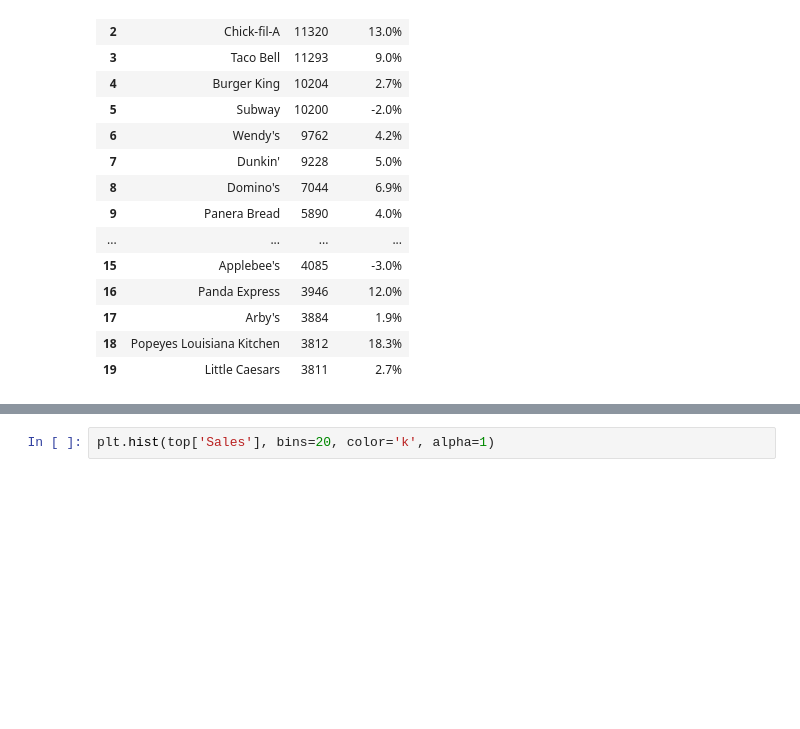
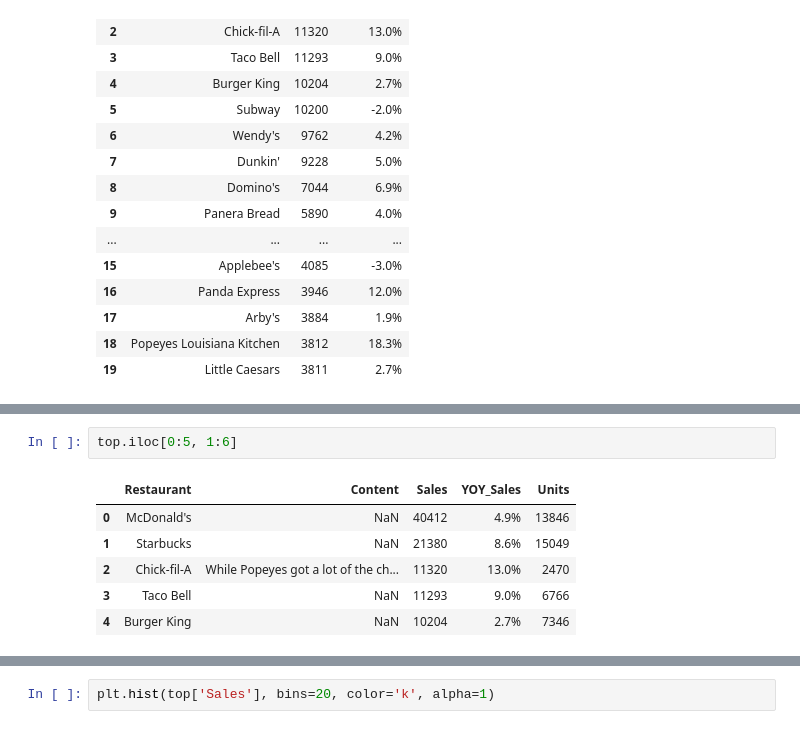
Before and after one commit to lukaszplatos/DataIntro, a Jupyter notebook: MyProject.ipynb, the cells around one changed output, grey strips where cells are left out. Saved outputs shown, nothing was run; the diff lists cells and outputs as text; blank space fills up the shorter version.

```diff
--- a/MyProject.ipynb
+++ b/MyProject.ipynb
@@ -147,0 +157,9 @@ top[['Restaurant', 'Sales', 'YOY_Sales']]. head(20)
+# %%
+top.iloc[0:5, 1:6]
+# %% [output]
+|  | Restaurant | Content | Sales | YOY_Sales | Units |
+| 0 | McDonald's | NaN | 40412 | 4.9% | 13846 |
+| 1 | Starbucks | NaN | 21380 | 8.6% | 15049 |
+| 2 | Chick-fil-A | While Popeyes got a lot of the ch... | 11320 | 13.0% | 2470 |
+| 3 | Taco Bell | NaN | 11293 | 9.0% | 6766 |
+| 4 | Burger King | NaN | 10204 | 2.7% | 7346 |
```
Also changed, not shown: parts of 2 cells of this notebook.
